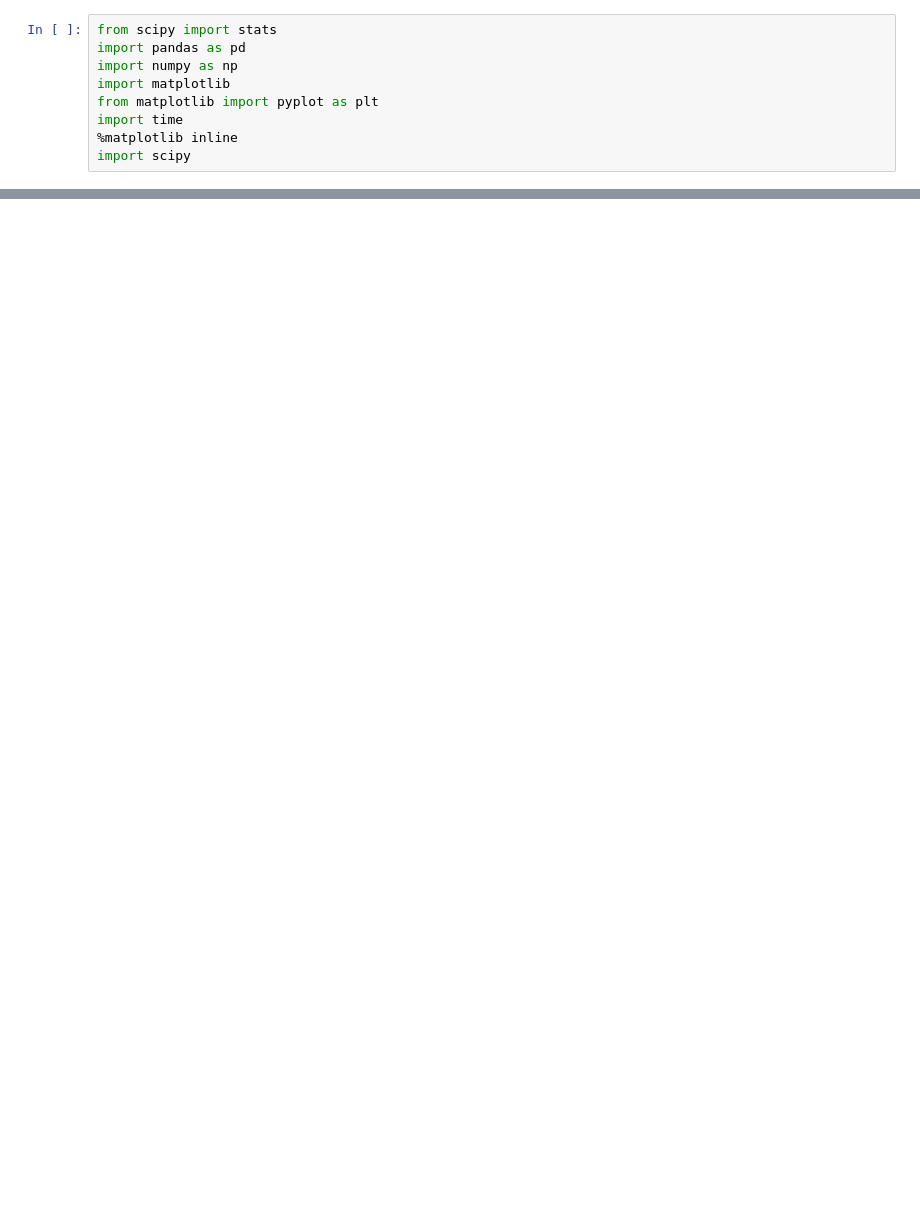
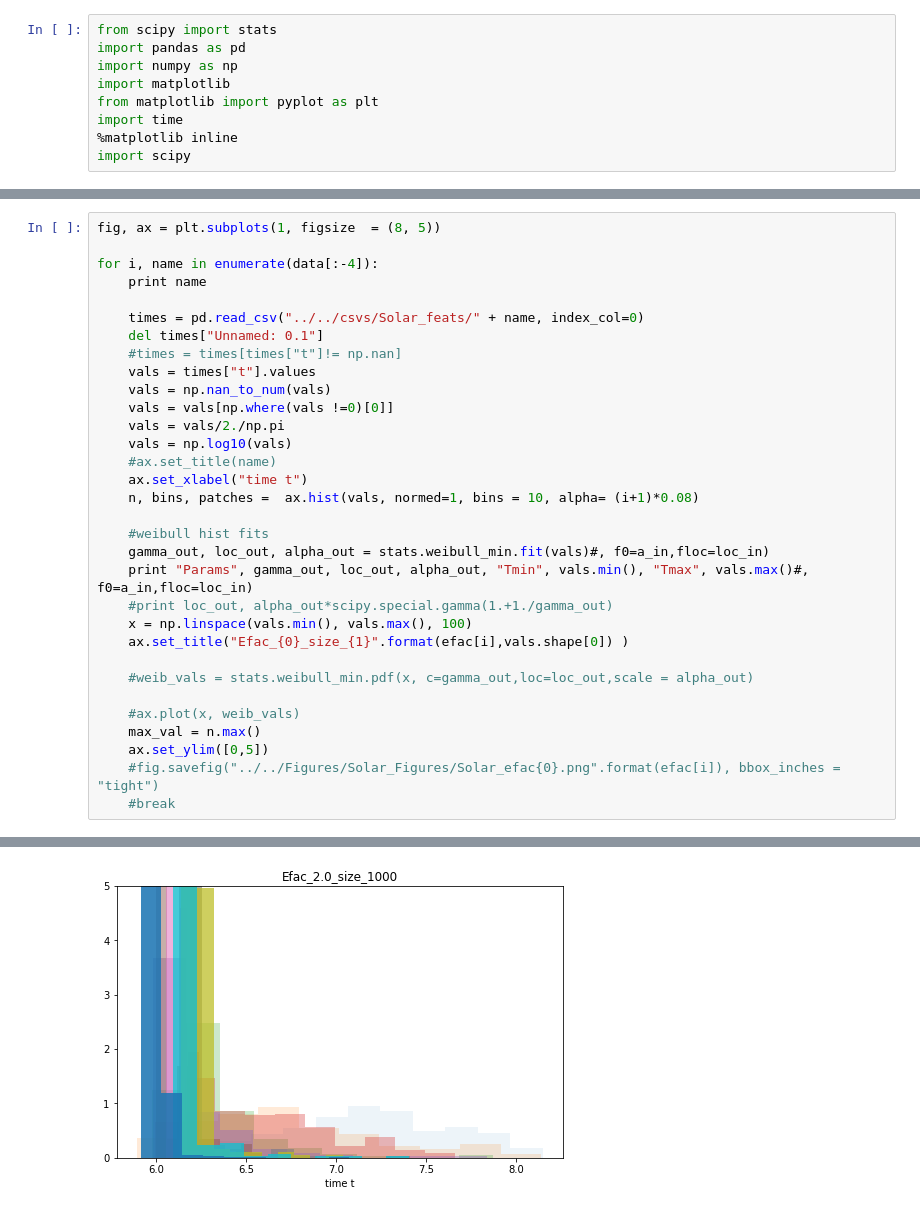
Before and after one commit to dtamayo/MLstability, a Jupyter notebook: Analysis/Solar/ShiftingPeaks.ipynb, the cells around one changed output, grey strips where cells are left out. Saved outputs shown, nothing was run; the diff lists cells and outputs as text; blank space fills up the shorter version.

```diff
--- a/Analysis/Solar/ShiftingPeaks.ipynb
+++ b/Analysis/Solar/ShiftingPeaks.ipynb
@@ -57,0 +83,33 @@ plt.savefig("../../Figures/Solar_Figures/EXP_val_vs_efac.png", bbox_inches = "ti
+# %%
+fig, ax = plt.subplots(1, figsize  = (8, 5))
+
+for i, name in enumerate(data[:-4]):
+    print name
+
+    times = pd.read_csv("../../csvs/Solar_feats/" + name, index_col=0)
+    del times["Unnamed: 0.1"]
+    #times = times[times["t"]!= np.nan]
+    vals = times["t"].values
+    vals = np.nan_to_num(vals)
+    vals = vals[np.where(vals !=0)[0]]
+    vals = vals/2./np.pi
+    vals = np.log10(vals)
+    #ax.set_title(name)
+    ax.set_xlabel("time t")
+    n, bins, patches =  ax.hist(vals, normed=1, bins = 10, alpha= (i+1)*0.08)
+
+    #weibull hist fits
+    gamma_out, loc_out, alpha_out = stats.weibull_min.fit(vals)#, f0=a_in,floc=loc_in)
+    print "Params", gamma_out, loc_out, alpha_out, "Tmin", vals.min(), "Tmax", vals.max()#, f0=a_in,floc=loc_in)
+    #print loc_out, alpha_out*scipy.special.gamma(1.+1./gamma_out)
+    x = np.linspace(vals.min(), vals.max(), 100)
+    ax.set_title("Efac_{0}_size_{1}".format(efac[i],vals.shape[0]) )
+
+    #weib_vals = stats.weibull_min.pdf(x, c=gamma_out,loc=loc_out,scale = alpha_out)
+
+    #ax.plot(x, weib_vals)
+    max_val = n.max()
+    ax.set_ylim([0,5])
+    #fig.savefig("../../Figures/Solar_Figures/Solar_efac{0}.png".format(efac[i]), bbox_inches = "tight")
+    #break
+# %% [output]
@@ -57,0 +133 @@ plt.savefig("../../Figures/Solar_Figures/EXP_val_vs_efac.png", bbox_inches = "ti
+[figure, added]
```
Also changed, not shown: parts of 3 cells of this notebook, 11 other files.
